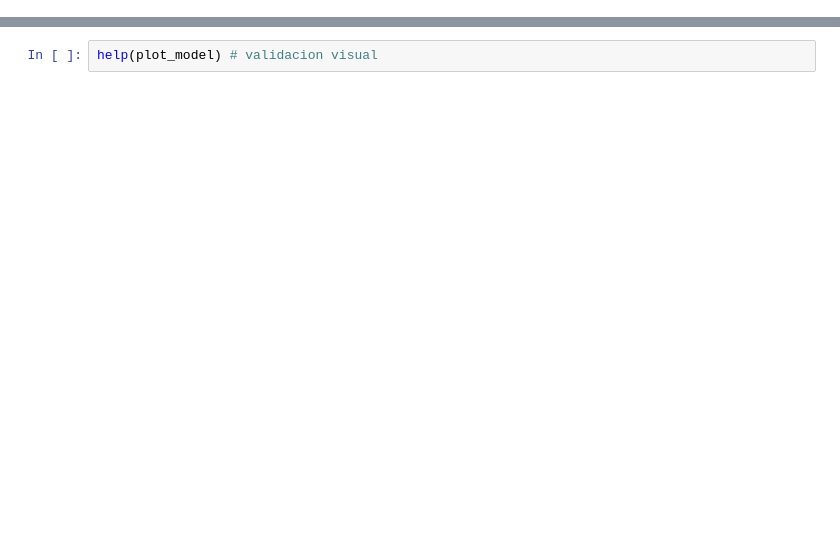
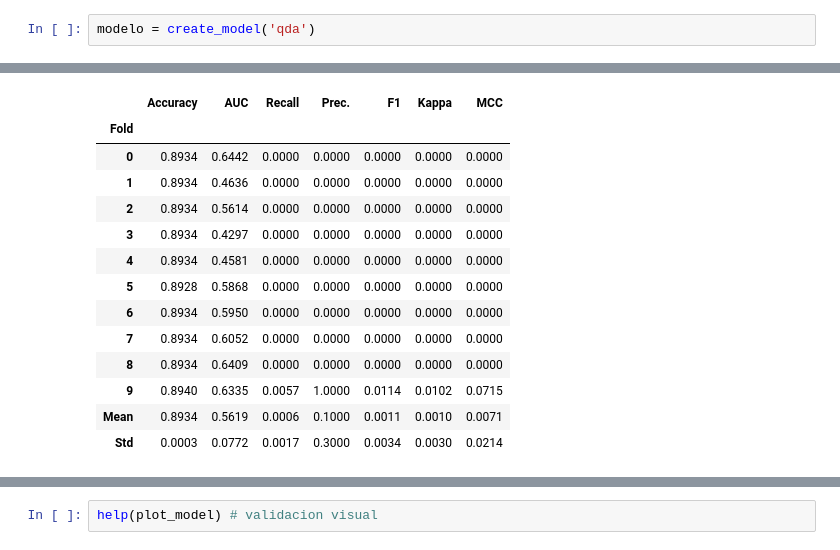
Before and after one commit to jagvgithub/Classification_Regression_models, a Jupyter notebook: ModeloPrepagosVehiculo.ipynb, the cells around one changed output, grey strips where cells are left out. Saved outputs shown, nothing was run; the diff lists cells and outputs as text; blank space fills up the shorter version.

```diff
--- a/ModeloPrepagosVehiculo.ipynb
+++ b/ModeloPrepagosVehiculo.ipynb
@@ -57,0 +363,3 @@ modelo = create_model('lr')
+# %%
+modelo = create_model('qda')
+# %% [output]
@@ -57,0 +367,14 @@ modelo = create_model('lr')
+|  | Accuracy | AUC | Recall | Prec. | F1 | Kappa | MCC |
+| Fold |  |  |  |  |  |  |  |
+| 0 | 0.8934 | 0.6442 | 0.0000 | 0.0000 | 0.0000 | 0.0000 | 0.0000 |
+| 1 | 0.8934 | 0.4636 | 0.0000 | 0.0000 | 0.0000 | 0.0000 | 0.0000 |
+| 2 | 0.8934 | 0.5614 | 0.0000 | 0.0000 | 0.0000 | 0.0000 | 0.0000 |
+| 3 | 0.8934 | 0.4297 | 0.0000 | 0.0000 | 0.0000 | 0.0000 | 0.0000 |
+| 4 | 0.8934 | 0.4581 | 0.0000 | 0.0000 | 0.0000 | 0.0000 | 0.0000 |
+| 5 | 0.8928 | 0.5868 | 0.0000 | 0.0000 | 0.0000 | 0.0000 | 0.0000 |
+| 6 | 0.8934 | 0.5950 | 0.0000 | 0.0000 | 0.0000 | 0.0000 | 0.0000 |
+| 7 | 0.8934 | 0.6052 | 0.0000 | 0.0000 | 0.0000 | 0.0000 | 0.0000 |
+| 8 | 0.8934 | 0.6409 | 0.0000 | 0.0000 | 0.0000 | 0.0000 | 0.0000 |
+| 9 | 0.8940 | 0.6335 | 0.0057 | 1.0000 | 0.0114 | 0.0102 | 0.0715 |
+| Mean | 0.8934 | 0.5619 | 0.0006 | 0.1000 | 0.0011 | 0.0010 | 0.0071 |
+| Std | 0.0003 | 0.0772 | 0.0017 | 0.3000 | 0.0034 | 0.0030 | 0.0214 |
```
Also changed, not shown: parts of 34 cells of this notebook.
